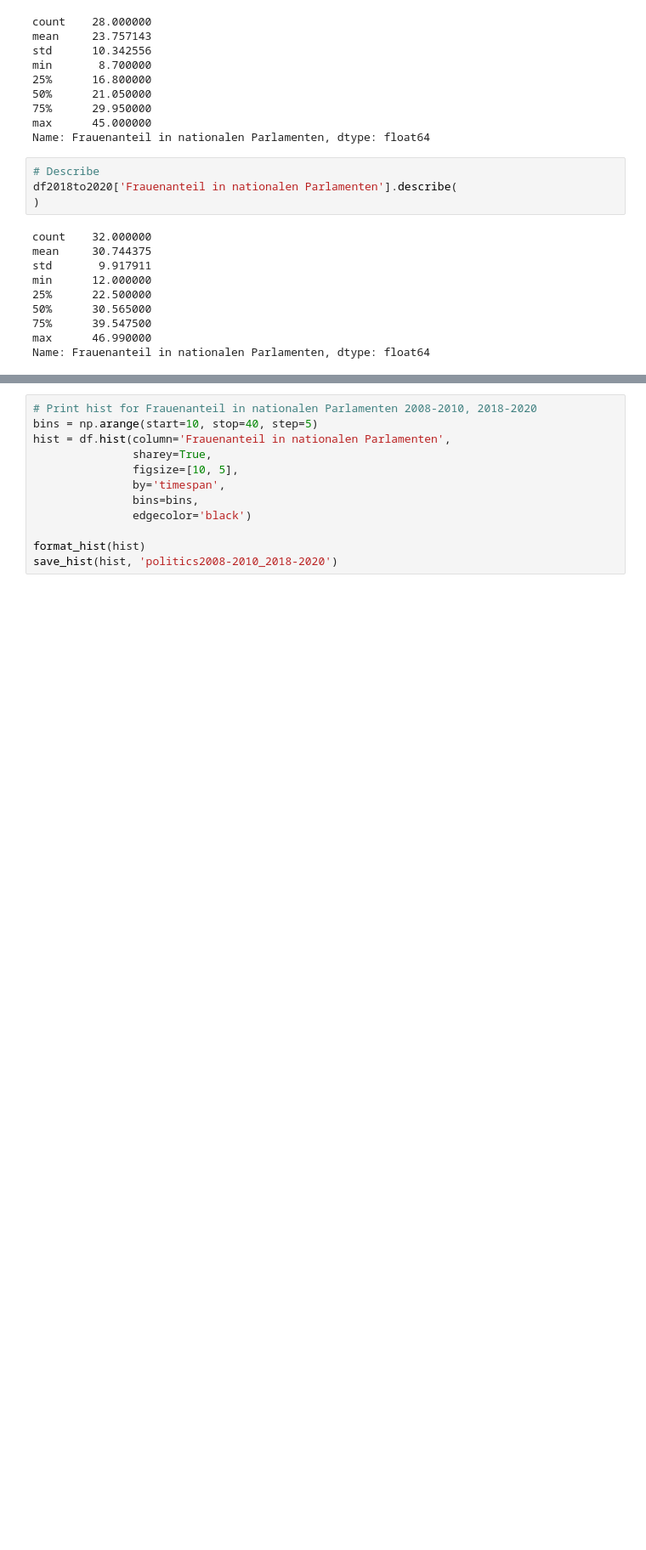
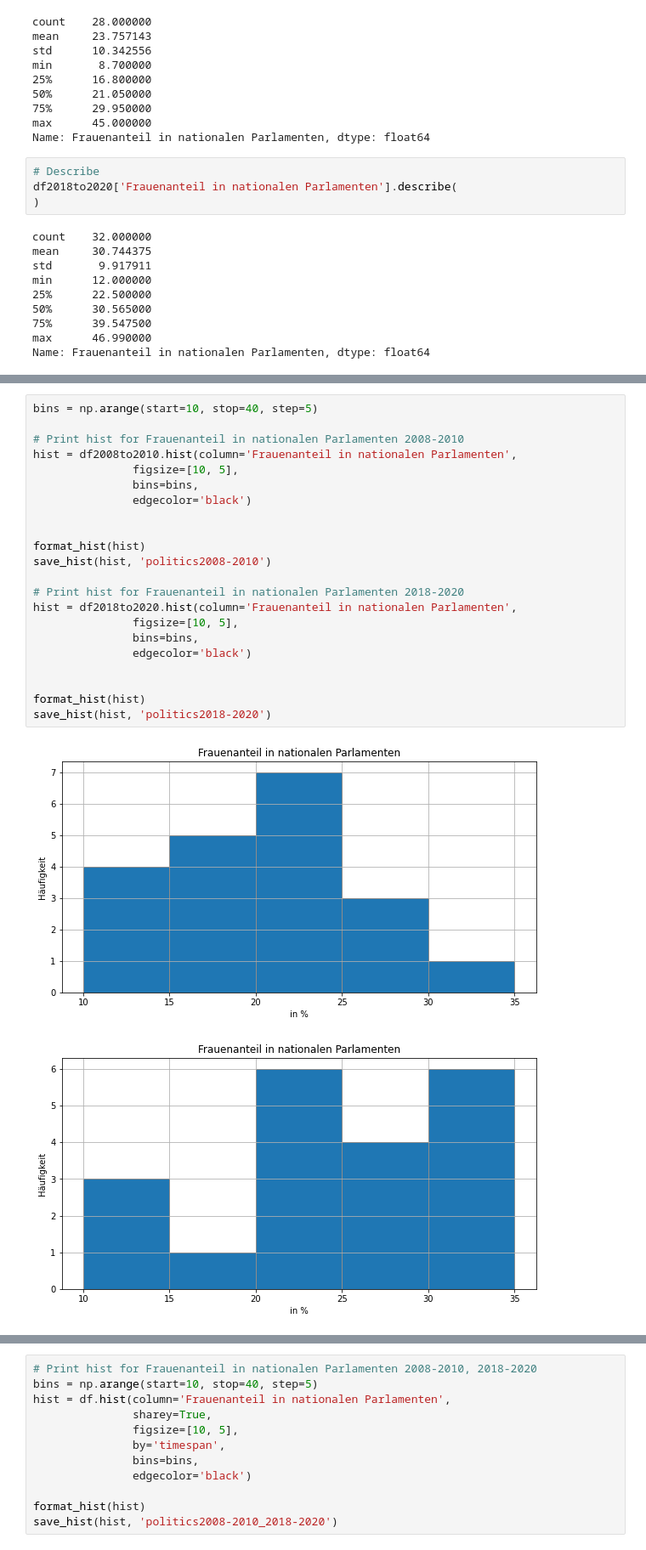
Before and after one commit to michaelbeutler/bbzbl-idaf-data-analysis, a Jupyter notebook: idaf.ipynb, the cells around one changed output, grey strips where cells are left out. Shown: that part at 85% size. Saved outputs shown, nothing was run; the diff lists cells and outputs as text; blank space fills up the shorter version.

```diff
--- a/idaf.ipynb
+++ b/idaf.ipynb
@@ -92,3 +117,28 @@ Name: Frauenanteil in nationalen Parlamenten, dtype: float64
+# %%
+bins = np.arange(start=10, stop=40, step=5)
+
+# Print hist for Frauenanteil in nationalen Parlamenten 2008-2010
+hist = df2008to2010.hist(column='Frauenanteil in nationalen Parlamenten',
+               figsize=[10, 5],
+               bins=bins,
+               edgecolor='black')
+
+
+format_hist(hist)
+save_hist(hist, 'politics2008-2010')
+
+# Print hist for Frauenanteil in nationalen Parlamenten 2018-2020
+hist = df2018to2020.hist(column='Frauenanteil in nationalen Parlamenten',
+               figsize=[10, 5],
+               bins=bins,
+               edgecolor='black')
+
+
+format_hist(hist)
+save_hist(hist, 'politics2018-2020')
+# %% [output]
+[figure, added]
+[figure, added]
 # %%
 # Print hist for Frauenanteil bei den Studierenden im Tertiärbereich 1 2008-2010, 2018-2020
 bins = np.arange(start=50, stop=64, step=2)
```
Also changed, not shown: parts of 2 cells of this notebook, 4 other files.
